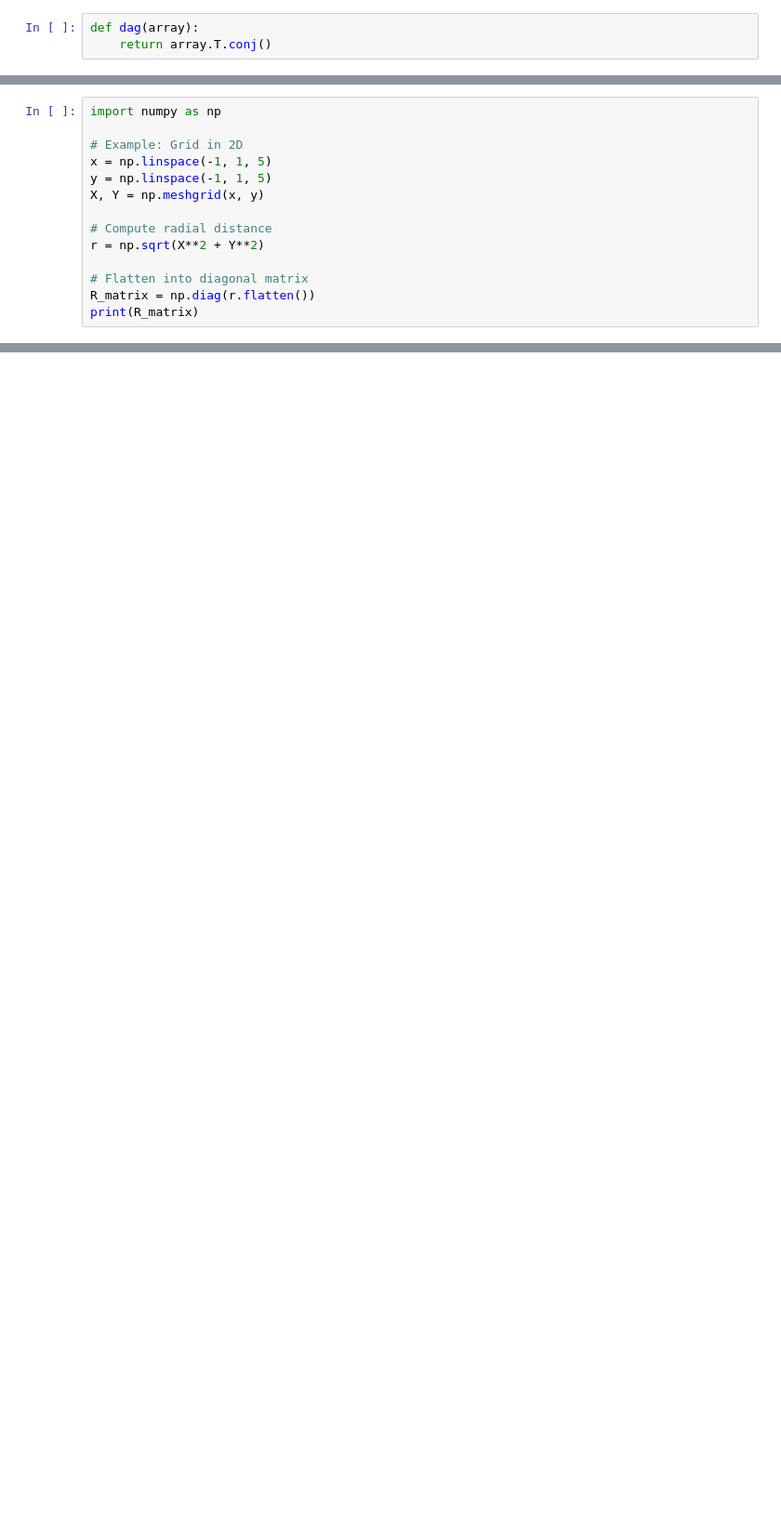
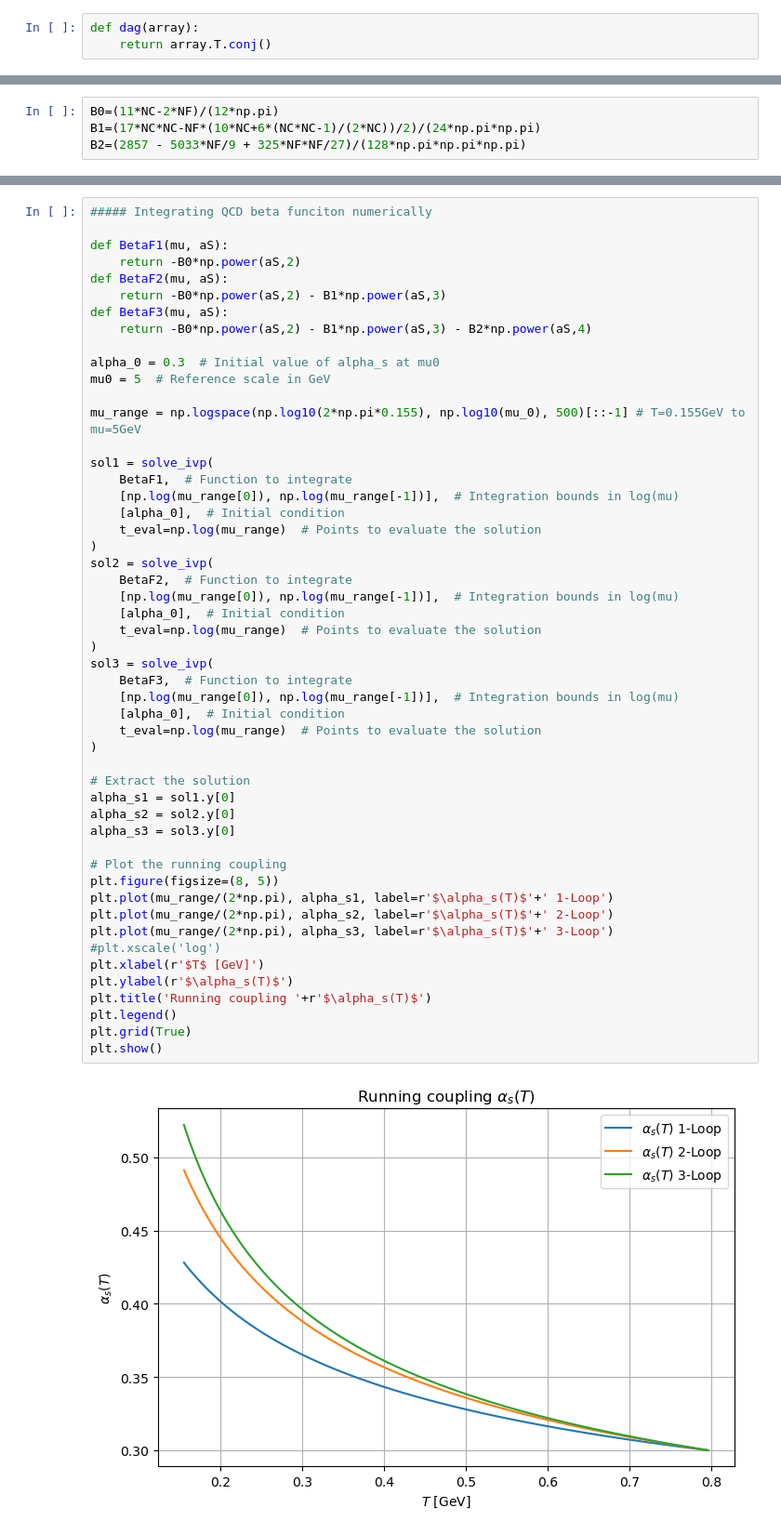
Before and after one commit to jboyd29/shERT, a Jupyter notebook: scripts/bottomERT.ipynb, the cells around one changed output, grey strips where cells are left out. Shown: that part at 93% size. Cells and saved outputs as stored; diff of their text form; blank space fills up the shorter version.

```diff
--- a/scripts/bottomERT.ipynb
+++ b/scripts/bottomERT.ipynb
@@ -45,14 +273,0 @@ class ERTens: #AkL list of dissapators w/ sqrt(Γ) inc.
-# %%
-import numpy as np
-
-# Example: Grid in 2D
-x = np.linspace(-1, 1, 5)
-y = np.linspace(-1, 1, 5)
-X, Y = np.meshgrid(x, y)
-
-# Compute radial distance
-r = np.sqrt(X**2 + Y**2)
-
-# Flatten into diagonal matrix
-R_matrix = np.diag(r.flatten())
-print(R_matrix)
@@ -111,0 +274,4 @@ print(result)
+# %%
+B0=(11*NC-2*NF)/(12*np.pi)
+B1=(17*NC*NC-NF*(10*NC+6*(NC*NC-1)/(2*NC))/2)/(24*np.pi*np.pi)
+B2=(2857 - 5033*NF/9 + 325*NF*NF/27)/(128*np.pi*np.pi*np.pi)
@@ -111,0 +456,53 @@ print(result)
+# %%
+##### Integrating QCD beta funciton numerically
+
+def BetaF1(mu, aS):
+    return -B0*np.power(aS,2)
+def BetaF2(mu, aS):
+    return -B0*np.power(aS,2) - B1*np.power(aS,3)
+def BetaF3(mu, aS):
+    return -B0*np.power(aS,2) - B1*np.power(aS,3) - B2*np.power(aS,4)
+
+alpha_0 = 0.3  # Initial value of alpha_s at mu0
+mu0 = 5  # Reference scale in GeV
+
+mu_range = np.logspace(np.log10(2*np.pi*0.155), np.log10(mu_0), 500)[::-1] # T=0.155GeV to mu=5GeV
+
+sol1 = solve_ivp(
+    BetaF1,  # Function to integrate
+    [np.log(mu_range[0]), np.log(mu_range[-1])],  # Integration bounds in log(mu)
+    [alpha_0],  # Initial condition
+    t_eval=np.log(mu_range)  # Points to evaluate the solution
+)
+sol2 = solve_ivp(
+    BetaF2,  # Function to integrate
+    [np.log(mu_range[0]), np.log(mu_range[-1])],  # Integration bounds in log(mu)
+    [alpha_0],  # Initial condition
+    t_eval=np.log(mu_range)  # Points to evaluate the solution
+)
+sol3 = solve_ivp(
+    BetaF3,  # Function to integrate
+    [np.log(mu_range[0]), np.log(mu_range[-1])],  # Integration bounds in log(mu)
+    [alpha_0],  # Initial condition
+    t_eval=np.log(mu_range)  # Points to evaluate the solution
+)
+
+# Extract the solution
+alpha_s1 = sol1.y[0]
+alpha_s2 = sol2.y[0]
+alpha_s3 = sol3.y[0]
+
+# Plot the running coupling
+plt.figure(figsize=(8, 5))
+plt.plot(mu_range/(2*np.pi), alpha_s1, label=r'$\alpha_s(T)$'+' 1-Loop')
+plt.plot(mu_range/(2*np.pi), alpha_s2, label=r'$\alpha_s(T)$'+' 2-Loop')
+plt.plot(mu_range/(2*np.pi), alpha_s3, label=r'$\alpha_s(T)$'+' 3-Loop')
+#plt.xscale('log')
+plt.xlabel(r'$T$ [GeV]')
+plt.ylabel(r'$\alpha_s(T)$')
+plt.title('Running coupling '+r'$\alpha_s(T)$')
+plt.legend()
+plt.grid(True)
+plt.show()
+# %% [output]
+[figure, added]
```
Also changed, not shown: parts of 26 cells of this notebook, 4 other files.
